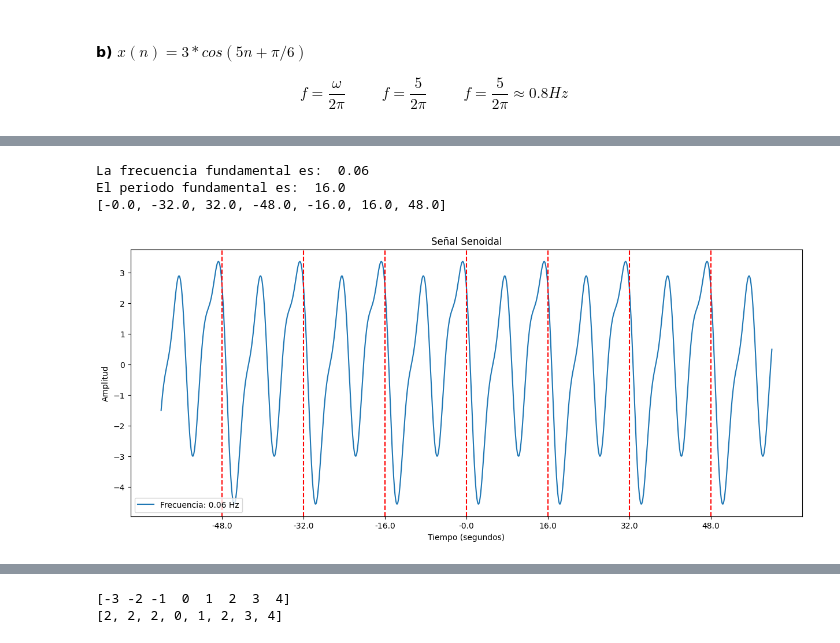
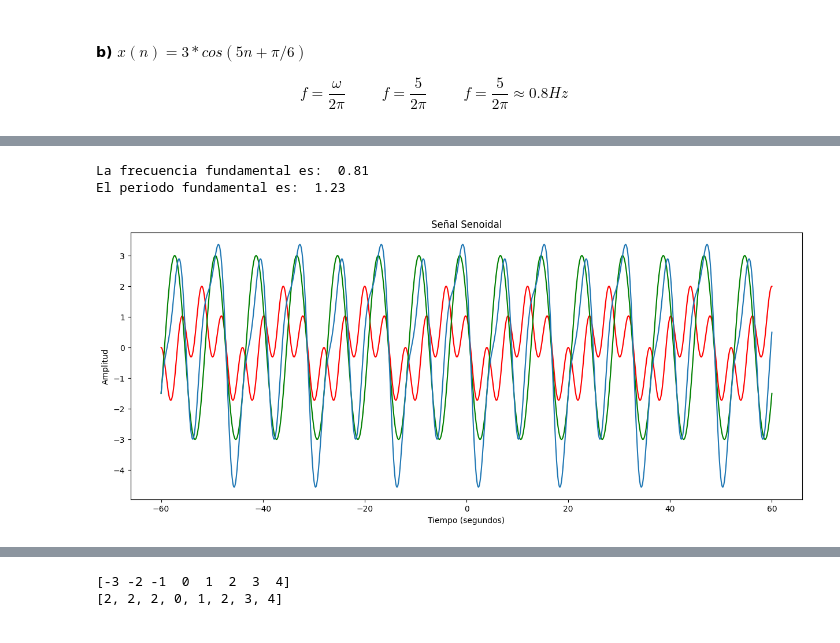
Before and after one commit to Rodolfox22/Procesamiento-de-se-ales, a Jupyter notebook: TP2/tp2_Pablo Correa.ipynb, the cells around one changed output, grey strips where cells are left out. Drawn from its saved outputs; the diff is of its cells as text; code cells hidden in the pictures.

```diff
--- a/TP2/tp2_Pablo Correa.ipynb
+++ b/TP2/tp2_Pablo Correa.ipynb
@@ -350,7 +351,7 @@ T = round(2 * np.pi / w, 2)
 ff = round(w / (2 * np.pi), 2)
 print("La frecuencia fundamental es: ", ff)
 
-t = np.arange(-4, 4, 0.001)
+t = np.arange(-4, 4, 0.1)
 
 señal = 3 * np.cos(w * t + np.pi / 6)  # generamos la señal coseno
 
@@ -360,7 +361,7 @@ posiciones_x = []
 plt.figure(figsize=(15, 6))
 
 # Trazar la señal coseno
-plt.plot(t, señal)
+plt.stem(t, señal)
 
 # Determinar las posiciones en el eje x donde trazar las líneas verticales
 for valor in t:
@@ -458,5 +446,5 @@
 # %%
-w = np.pi / 8
+w = 16 / np.pi
 T = round(2 * np.pi / w, 2)
 ff = round(w / (2 * np.pi), 2)
 print("La frecuencia fundamental es: ", ff)
@@ -465,48 +453,53 @@ rango = 60
 t = np.arange(-rango, rango, 0.001)
 
 # $x(n) = cos( π* n/2) − sen( π* n/8) + 3 cos( π* n/4 + π /3)$
+señal1 = np.cos(np.pi * t / 2) - np.sin(np.pi * t / 8)
+
+señal2 = 3 * np.cos(np.pi * t / 4 + np.pi / 3)
+
 señal = (
     np.cos(np.pi * t / 2)
     - np.sin(np.pi * t / 8)
     + 3 * np.cos(np.pi * t / 4 + np.pi / 3)
 )  # generamos la señal coseno
 
 posiciones_x = []
 
 # Crear una figura y un eje
 plt.figure(figsize=(15, 6))
 
 # Dibuja la linea del eje x
 # ceros = np.zeros((len(t), 1))
 # plt.plot(t, ceros)
 
 # Trazar la señal coseno
+plt.plot(t, señal1, color="red")
+plt.plot(t, señal2, color="green")
 plt.plot(t, señal)
 
 
 # Determinar las posiciones en el eje x donde trazar las líneas verticales
 posiciones_x = periodo_t(t, T)
-#posiciones_x = periodo_por_grafico(t, señal, anterior=0, ajuste=0)
-for valor in posiciones_x:
+# posiciones_x = periodo_por_grafico(t, señal, anterior=0, ajuste=0)
+"""for valor in posiciones_x:
     plt.axvline(x=valor, color="red", linestyle="--")
 
-print(posiciones_x)
+print(posiciones_x)"""
 
 
 # Establecer el título y las etiquetas de los ejes
 plt.title("Señal Senoidal")
-plt.legend(["Frecuencia: {} Hz".format(ff)])
-plt.xticks(posiciones_x, posiciones_x)
+# plt.legend(["Frecuencia: {} Hz".format(ff)])
+# plt.xticks(posiciones_x, posiciones_x)
 plt.xlabel("Tiempo (segundos)")
 plt.ylabel("Amplitud")
 
 # Mostrar el gráfico
 plt.show()
 # %% [output]
-La frecuencia fundamental es:  0.06
-El periodo fundamental es:  16.0
-[-0.0, -32.0, 32.0, -48.0, -16.0, 16.0, 48.0]
+La frecuencia fundamental es:  0.81
+El periodo fundamental es:  1.23
-[figure, old version]
+[figure, new version]
 # %% [markdown]
 ### Ejercicio 4
 Represente gráficamente las señales $x(−n)$ y $x(−n + 2)$, donde $x(n)$ es la señal mostrada en la Figura
```
Also changed, not shown: parts of 30 cells of this notebook, 21 other files.
